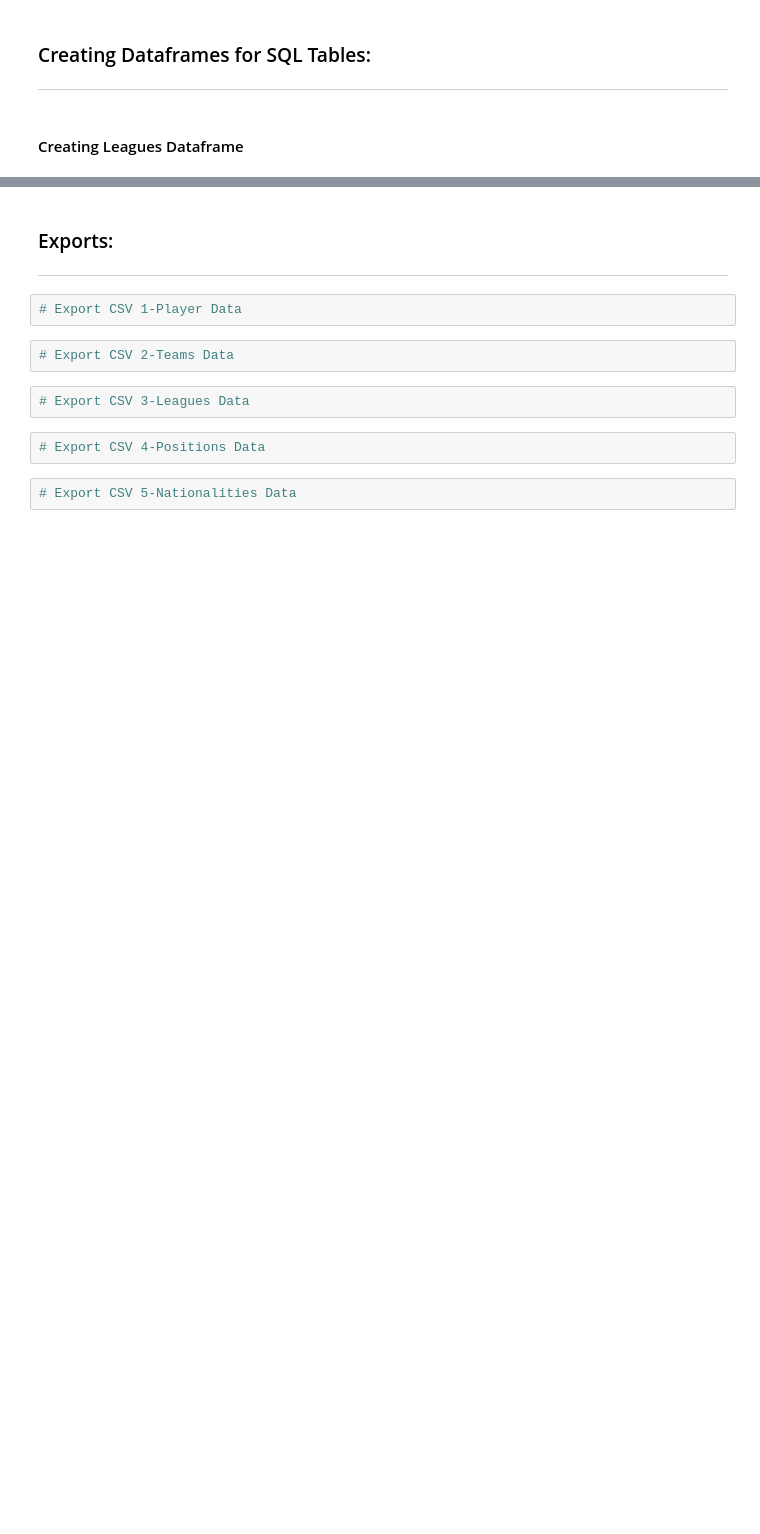
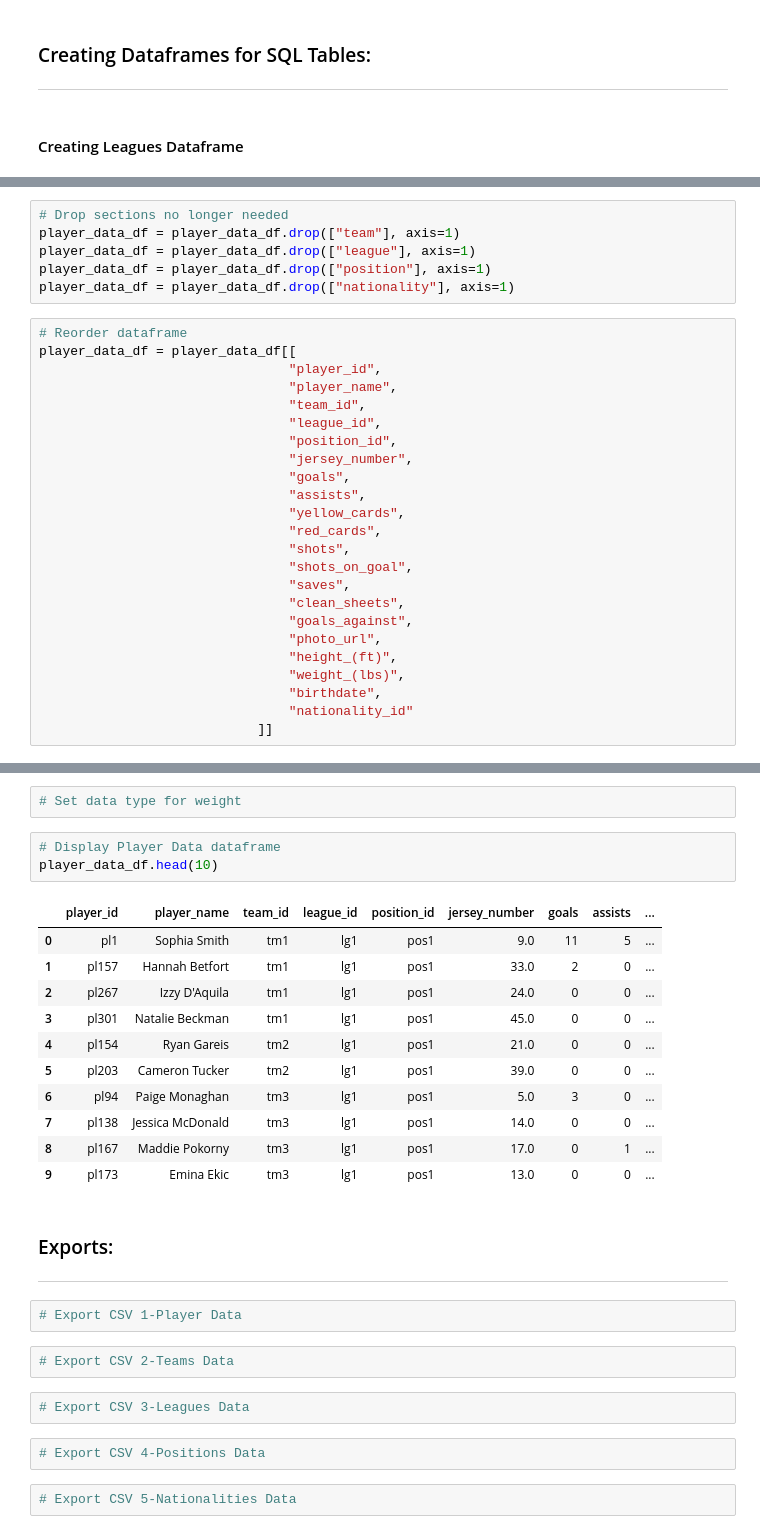
Before and after one commit to cwolf1424/Project_3, a Jupyter notebook: 1-data_cleaning/cleaning.ipynb, the cells around one changed output, grey strips where cells are left out. Saved outputs shown, nothing was run; the diff lists cells and outputs as text; blank space fills up the shorter version.

Commit message:
Almost Clean

```diff
--- a/1-data_cleaning/cleaning.ipynb
+++ b/1-data_cleaning/cleaning.ipynb
@@ -273,0 +373,30 @@ leagues_df
+# %%
+# Drop sections no longer needed
+player_data_df = player_data_df.drop(["team"], axis=1)
+player_data_df = player_data_df.drop(["league"], axis=1)
+player_data_df = player_data_df.drop(["position"], axis=1)
+player_data_df = player_data_df.drop(["nationality"], axis=1)
+# %%
+# Reorder dataframe
+player_data_df = player_data_df[[
+                                "player_id",
+                                "player_name",
+                                "team_id",
+                                "league_id",
+                                "position_id",
+                                "jersey_number",
+                                "goals",
+                                "assists",
+                                "yellow_cards",
+                                "red_cards",
+                                "shots",
+                                "shots_on_goal",
+                                "saves",
+                                "clean_sheets",
+                                "goals_against",
+                                "photo_url",
+                                "height_(ft)",
+                                "weight_(lbs)",
+                                "birthdate",
+                                "nationality_id"
+                            ]]
@@ -274,3 +447,20 @@ leagues_df
+# %%
+# Set data type for weight
+# %%
+# Display Player Data dataframe
+player_data_df.head(10)
+# %% [output]
+|  | player_id | player_name | team_id | league_id | position_id | jersey_number | goals | assists | ... |
+| 0 | pl1 | Sophia Smith | tm1 | lg1 | pos1 | 9.0 | 11 | 5 | ... |
+| 1 | pl157 | Hannah Betfort | tm1 | lg1 | pos1 | 33.0 | 2 | 0 | ... |
+| 2 | pl267 | Izzy D'Aquila | tm1 | lg1 | pos1 | 24.0 | 0 | 0 | ... |
+| 3 | pl301 | Natalie Beckman | tm1 | lg1 | pos1 | 45.0 | 0 | 0 | ... |
+| 4 | pl154 | Ryan Gareis | tm2 | lg1 | pos1 | 21.0 | 0 | 0 | ... |
+| 5 | pl203 | Cameron Tucker | tm2 | lg1 | pos1 | 39.0 | 0 | 0 | ... |
+| 6 | pl94 | Paige Monaghan | tm3 | lg1 | pos1 | 5.0 | 3 | 0 | ... |
+| 7 | pl138 | Jessica McDonald | tm3 | lg1 | pos1 | 14.0 | 0 | 0 | ... |
+| 8 | pl167 | Maddie Pokorny | tm3 | lg1 | pos1 | 17.0 | 0 | 1 | ... |
+| 9 | pl173 | Emina Ekic | tm3 | lg1 | pos1 | 13.0 | 0 | 0 | ... |
 # %% [markdown]
 ### Exports:
 ---
```
Also changed, not shown: parts of 13 cells of this notebook.
